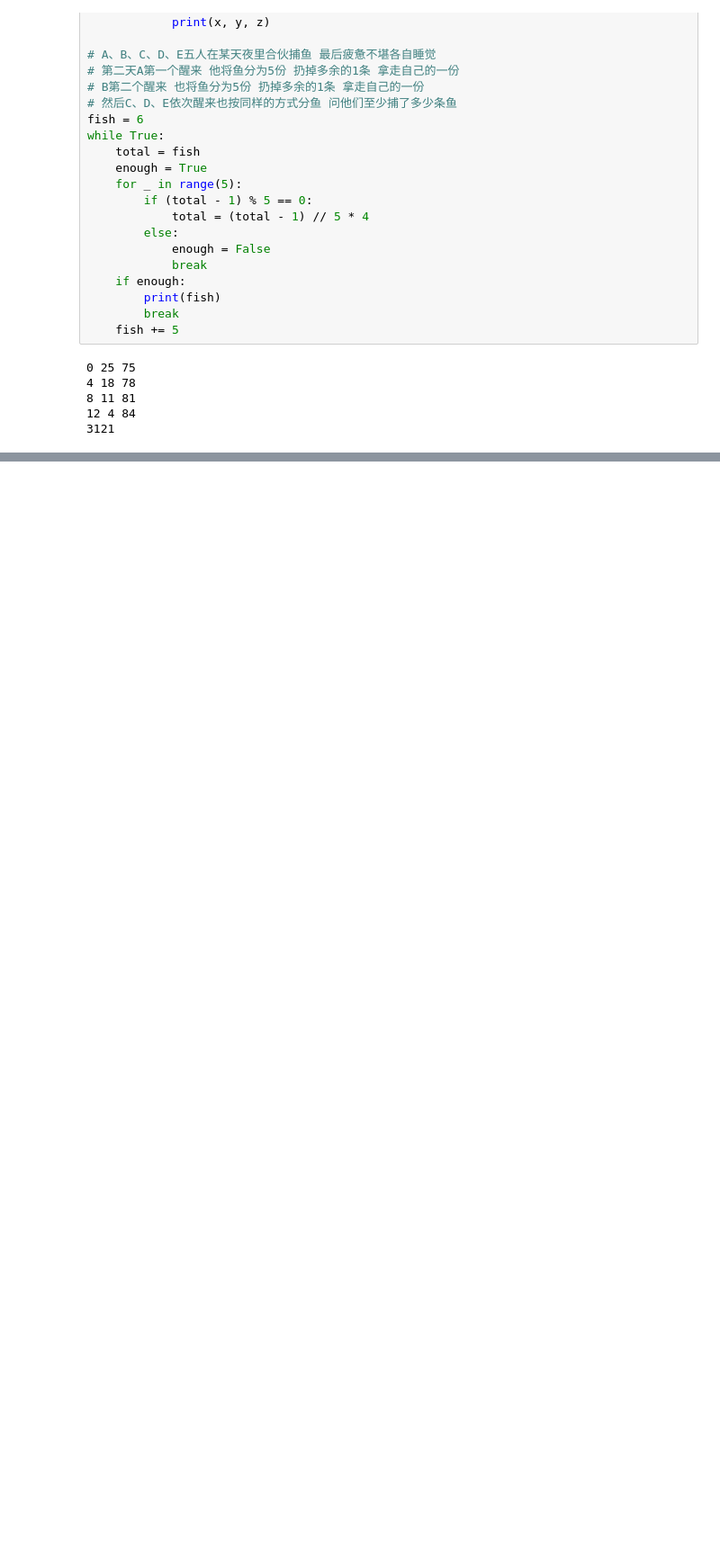
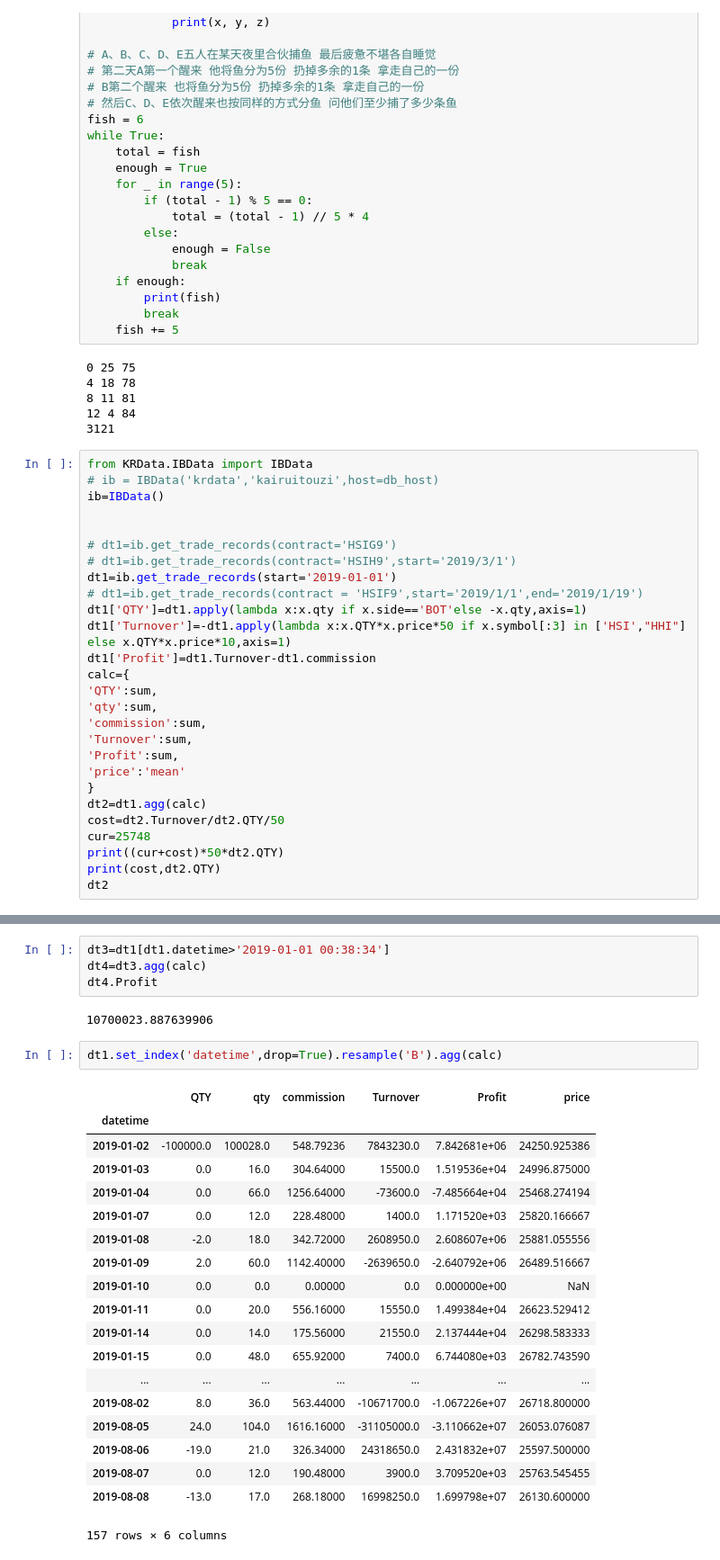
Before and after one commit to che7611/test2, a Jupyter notebook: IB.ipynb, the cells around one changed output, grey strips where cells are left out. Shown: that part at 90% size. Drawn from its saved outputs; the diff is of its cells as text; blank space fills up the shorter version.

```diff
--- a/IB.ipynb
+++ b/IB.ipynb
@@ -281,3 +301,30 @@ while True:
 8 11 81
 12 4 84
 3121
+# %%
+from KRData.IBData import IBData
+# ib = IBData('krdata','kairuitouzi',host=db_host)
+ib=IBData()
+
+
+# dt1=ib.get_trade_records(contract='HSIG9')
+# dt1=ib.get_trade_records(contract='HSIH9',start='2019/3/1')
+dt1=ib.get_trade_records(start='2019-01-01')
+# dt1=ib.get_trade_records(contract = 'HSIF9',start='2019/1/1',end='2019/1/19')
+dt1['QTY']=dt1.apply(lambda x:x.qty if x.side=='BOT'else -x.qty,axis=1)
+dt1['Turnover']=-dt1.apply(lambda x:x.QTY*x.price*50 if x.symbol[:3] in ['HSI',"HHI"] else x.QTY*x.price*10,axis=1)
+dt1['Profit']=dt1.Turnover-dt1.commission
+calc={
+'QTY':sum,
+'qty':sum,
+'commission':sum,
+'Turnover':sum,
+'Profit':sum,
+'price':'mean'
+}
+dt2=dt1.agg(calc)
+cost=dt2.Turnover/dt2.QTY/50
+cur=25748
+print((cur+cost)*50*dt2.QTY)
+print(cost,dt2.QTY)
+dt2
@@ -283,0 +341,28 @@ while True:
+# %%
+dt3=dt1[dt1.datetime>'2019-01-01 00:38:34']
+dt4=dt3.agg(calc)
+dt4.Profit
+# %% [output]
+10700023.887639906
+# %%
+dt1.set_index('datetime',drop=True).resample('B').agg(calc)
+# %% [output]
+|  | QTY | qty | commission | Turnover | Profit | price |
+| datetime |  |  |  |  |  |  |
+| 2019-01-02 | -100000.0 | 100028.0 | 548.79236 | 7843230.0 | 7.842681e+06 | 24250.925386 |
+| 2019-01-03 | 0.0 | 16.0 | 304.64000 | 15500.0 | 1.519536e+04 | 24996.875000 |
+| 2019-01-04 | 0.0 | 66.0 | 1256.64000 | -73600.0 | -7.485664e+04 | 25468.274194 |
+| 2019-01-07 | 0.0 | 12.0 | 228.48000 | 1400.0 | 1.171520e+03 | 25820.166667 |
+| 2019-01-08 | -2.0 | 18.0 | 342.72000 | 2608950.0 | 2.608607e+06 | 25881.055556 |
+| 2019-01-09 | 2.0 | 60.0 | 1142.40000 | -2639650.0 | -2.640792e+06 | 26489.516667 |
+| 2019-01-10 | 0.0 | 0.0 | 0.00000 | 0.0 | 0.000000e+00 | NaN |
+| 2019-01-11 | 0.0 | 20.0 | 556.16000 | 15550.0 | 1.499384e+04 | 26623.529412 |
+| 2019-01-14 | 0.0 | 14.0 | 175.56000 | 21550.0 | 2.137444e+04 | 26298.583333 |
+| 2019-01-15 | 0.0 | 48.0 | 655.92000 | 7400.0 | 6.744080e+03 | 26782.743590 |
+| ... | ... | ... | ... | ... | ... | ... |
+| 2019-08-02 | 8.0 | 36.0 | 563.44000 | -10671700.0 | -1.067226e+07 | 26718.800000 |
+| 2019-08-05 | 24.0 | 104.0 | 1616.16000 | -31105000.0 | -3.110662e+07 | 26053.076087 |
+| 2019-08-06 | -19.0 | 21.0 | 326.34000 | 24318650.0 | 2.431832e+07 | 25597.500000 |
+| 2019-08-07 | 0.0 | 12.0 | 190.48000 | 3900.0 | 3.709520e+03 | 25763.545455 |
+| 2019-08-08 | -13.0 | 17.0 | 268.18000 | 16998250.0 | 1.699798e+07 | 26130.600000 |
+157 rows × 6 columns
```
Also changed, not shown: parts of 8 cells of this notebook.
